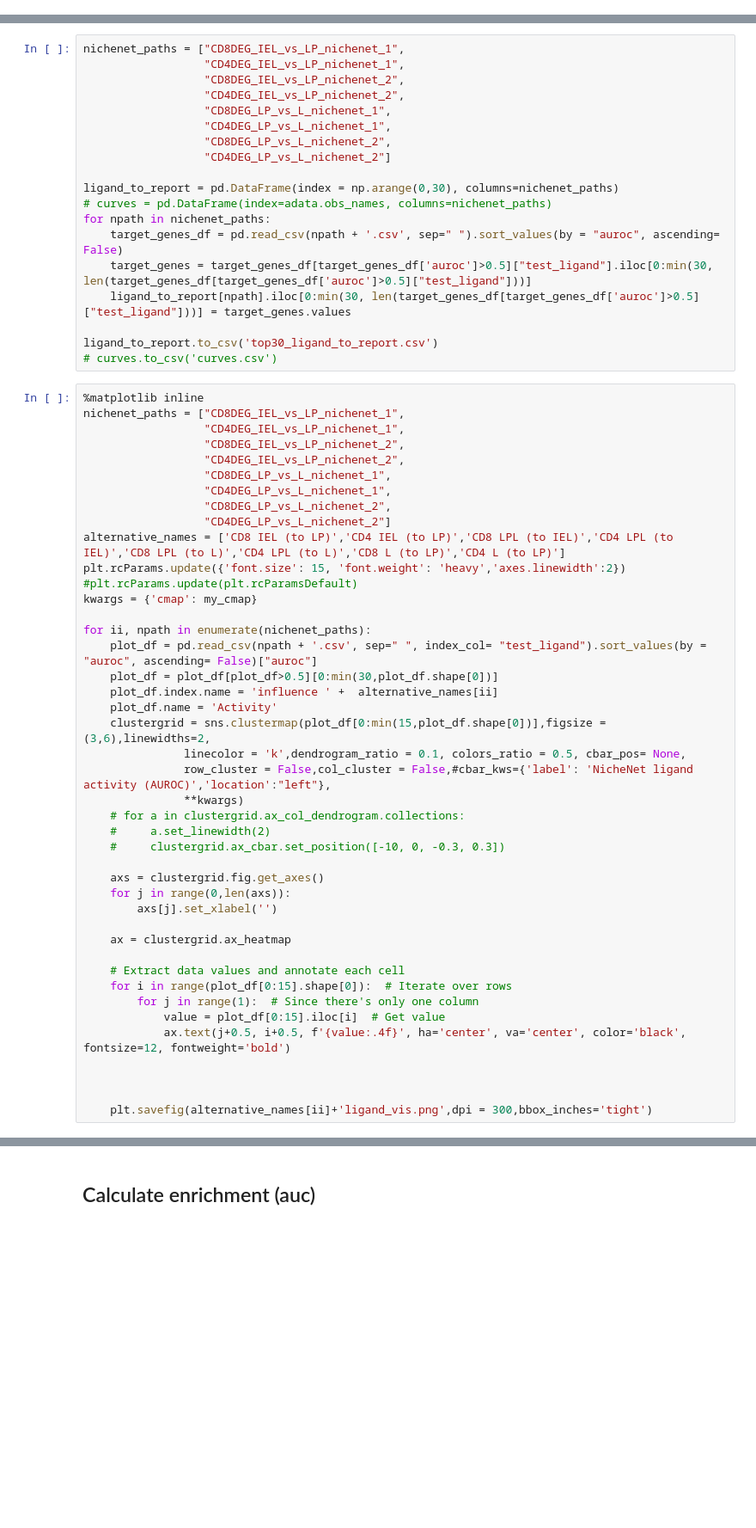
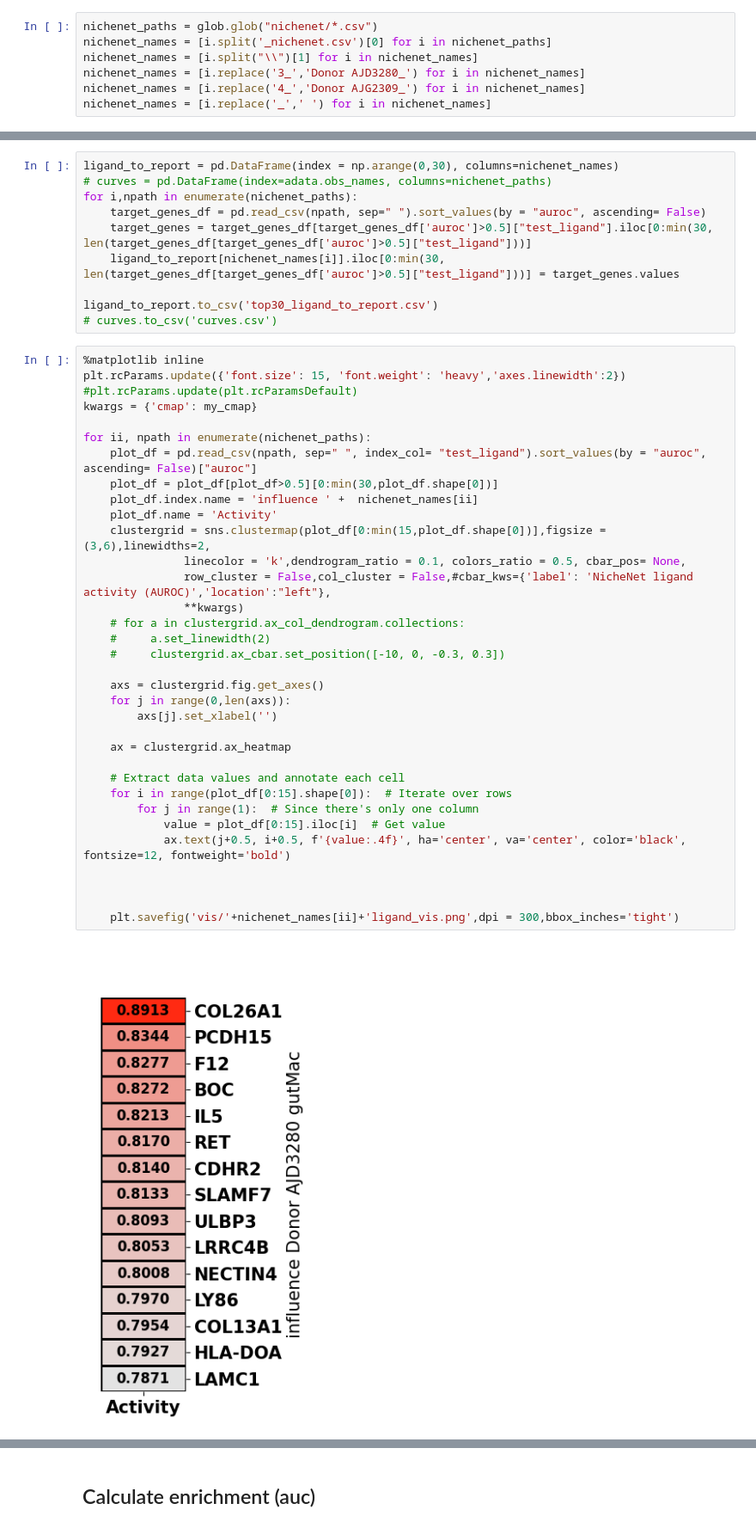
Before and after one commit to Ran-x2/mtb, a Jupyter notebook: NicheNet/NicheNet_visualize_step3.ipynb, the cells around one changed output, grey strips where cells are left out. Shown at 86% size. Drawn from its saved outputs; the diff is of its cells as text; blank space fills up the shorter version.

```diff
--- a/NicheNet/NicheNet_visualize_step3.ipynb
+++ b/NicheNet/NicheNet_visualize_step3.ipynb
@@ -28,0 +41,7 @@ def compute_recovery_auc(expression_profile, target_genes):
+# %%
+nichenet_paths = glob.glob("nichenet/*.csv")
+nichenet_names = [i.split('_nichenet.csv')[0] for i in nichenet_paths]
+nichenet_names = [i.split("\\")[1] for i in nichenet_names]
+nichenet_names = [i.replace('3_','Donor AJD3280_') for i in nichenet_names]
+nichenet_names = [i.replace('4_','Donor AJG2309_') for i in nichenet_names]
+nichenet_names = [i.replace('_',' ') for i in nichenet_names]
@@ -29,62 +52,46 @@ def compute_recovery_auc(expression_profile, target_genes):
 # %%
-nichenet_paths = ["CD8DEG_IEL_vs_LP_nichenet_1",
-                  "CD4DEG_IEL_vs_LP_nichenet_1",
-                  "CD8DEG_IEL_vs_LP_nichenet_2",
-                  "CD4DEG_IEL_vs_LP_nichenet_2",
-                  "CD8DEG_LP_vs_L_nichenet_1",
-                  "CD4DEG_LP_vs_L_nichenet_1",
-                  "CD8DEG_LP_vs_L_nichenet_2",
-                  "CD4DEG_LP_vs_L_nichenet_2"]
-
-ligand_to_report = pd.DataFrame(index = np.arange(0,30), columns=nichenet_paths)
+ligand_to_report = pd.DataFrame(index = np.arange(0,30), columns=nichenet_names)
 # curves = pd.DataFrame(index=adata.obs_names, columns=nichenet_paths)
-for npath in nichenet_paths:
-    target_genes_df = pd.read_csv(npath + '.csv', sep=" ").sort_values(by = "auroc", ascending= False)
+for i,npath in enumerate(nichenet_paths):
+    target_genes_df = pd.read_csv(npath, sep=" ").sort_values(by = "auroc", ascending= False)
     target_genes = target_genes_df[target_genes_df['auroc']>0.5]["test_ligand"].iloc[0:min(30, len(target_genes_df[target_genes_df['auroc']>0.5]["test_ligand"]))]
-    ligand_to_report[npath].iloc[0:min(30, len(target_genes_df[target_genes_df['auroc']>0.5]["test_ligand"]))] = target_genes.values
+    ligand_to_report[nichenet_names[i]].iloc[0:min(30, len(target_genes_df[target_genes_df['auroc']>0.5]["test_ligand"]))] = target_genes.values
 
 ligand_to_report.to_csv('top30_ligand_to_report.csv')
 # curves.to_csv('curves.csv')
 # %%
 %matplotlib inline
-nichenet_paths = ["CD8DEG_IEL_vs_LP_nichenet_1",
-                  "CD4DEG_IEL_vs_LP_nichenet_1",
-                  "CD8DEG_IEL_vs_LP_nichenet_2",
-                  "CD4DEG_IEL_vs_LP_nichenet_2",
-                  "CD8DEG_LP_vs_L_nichenet_1",
-                  "CD4DEG_LP_vs_L_nichenet_1",
-                  "CD8DEG_LP_vs_L_nichenet_2",
-                  "CD4DEG_LP_vs_L_nichenet_2"]
-alternative_names = ['CD8 IEL (to LP)','CD4 IEL (to LP)','CD8 LPL (to IEL)','CD4 LPL (to IEL)','CD8 LPL (to L)','CD4 LPL (to L)','CD8 L (to LP)','CD4 L (to LP)']
 plt.rcParams.update({'font.size': 15, 'font.weight': 'heavy','axes.linewidth':2})
 #plt.rcParams.update(plt.rcParamsDefault)
 kwargs = {'cmap': my_cmap}
 
 for ii, npath in enumerate(nichenet_paths):
-    plot_df = pd.read_csv(npath + '.csv', sep=" ", index_col= "test_ligand").sort_values(by = "auroc", ascending= False)["auroc"]
+    plot_df = pd.read_csv(npath, sep=" ", index_col= "test_ligand").sort_values(by = "auroc", ascending= False)["auroc"]
     plot_df = plot_df[plot_df>0.5][0:min(30,plot_df.shape[0])]
-    plot_df.index.name = 'influence ' +  alternative_names[ii]
+    plot_df.index.name = 'influence ' +  nichenet_names[ii]
     plot_df.name = 'Activity'
     clustergrid = sns.clustermap(plot_df[0:min(15,plot_df.shape[0])],figsize = (3,6),linewidths=2,
                linecolor = 'k',dendrogram_ratio = 0.1, colors_ratio = 0.5, cbar_pos= None,
                row_cluster = False,col_cluster = False,#cbar_kws={'label': 'NicheNet ligand activity (AUROC)','location':"left"},
                **kwargs)
     # for a in clustergrid.ax_col_dendrogram.collections:
     #     a.set_linewidth(2)
     #     clustergrid.ax_cbar.set_position([-10, 0, -0.3, 0.3])
 
     axs = clustergrid.fig.get_axes()
     for j in range(0,len(axs)):
         axs[j].set_xlabel('')
 
     ax = clustergrid.ax_heatmap
 
     # Extract data values and annotate each cell
     for i in range(plot_df[0:15].shape[0]):  # Iterate over rows
         for j in range(1):  # Since there's only one column
             value = plot_df[0:15].iloc[i]  # Get value
             ax.text(j+0.5, i+0.5, f'{value:.4f}', ha='center', va='center', color='black', fontsize=12, fontweight='bold')
 
 
 
-    plt.savefig(alternative_names[ii]+'ligand_vis.png',dpi = 300,bbox_inches='tight')
+    plt.savefig('vis/'+nichenet_names[ii]+'ligand_vis.png',dpi = 300,bbox_inches='tight')
+# %% [output]
+[figure, added]
```
Also changed, not shown: parts of 59 cells of this notebook, 6 other files.
